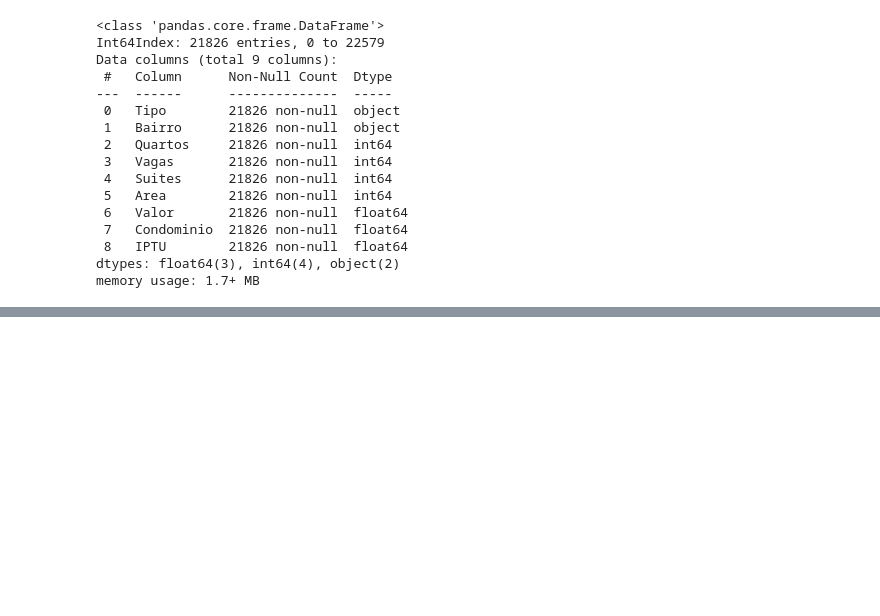
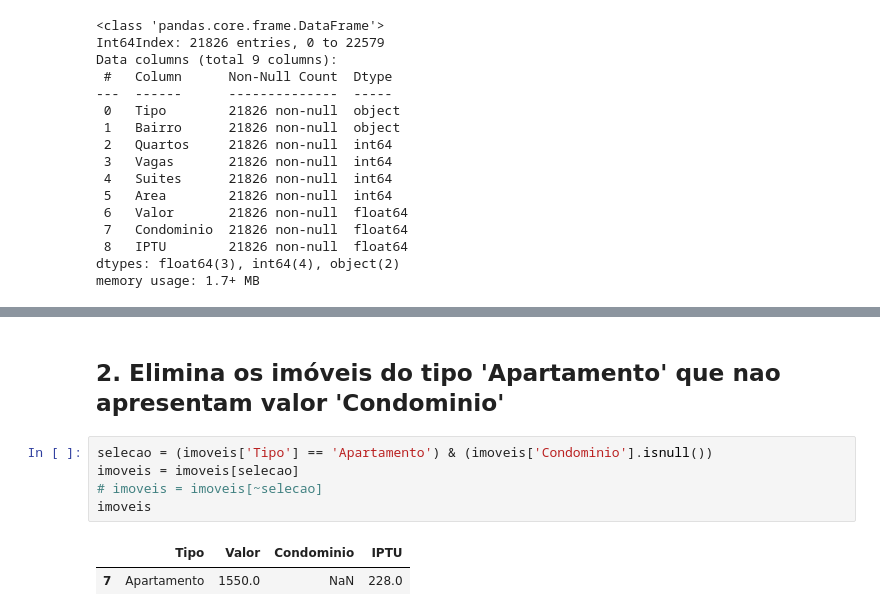
Before and after one commit to cglima/alura-python-pandas-tratando-e-analisando-dados, a Jupyter notebook: notebook/tratamento-de-dados-faltantes.ipynb, the cells around one changed output, grey strips where cells are left out. Drawn from its saved outputs; the diff is of its cells as text; blank space fills up the shorter version.

```diff
--- a/notebook/tratamento-de-dados-faltantes.ipynb
+++ b/notebook/tratamento-de-dados-faltantes.ipynb
@@ -180,0 +217,10 @@ NameError: name 'false' is not defined
+# %% [markdown]
+## 2. Elimina os imóveis do tipo 'Apartamento' que nao apresentam valor 'Condominio'
+# %%
+selecao = (imoveis['Tipo'] == 'Apartamento') & (imoveis['Condominio'].isnull())
+imoveis = imoveis[selecao]
+# imoveis = imoveis[~selecao]
+imoveis
+# %% [output]
+|  | Tipo | Valor | Condominio | IPTU |
+| 7 | Apartamento | 1550.0 | NaN | 228.0 |
```
Also changed, not shown: parts of 10 cells of this notebook.
